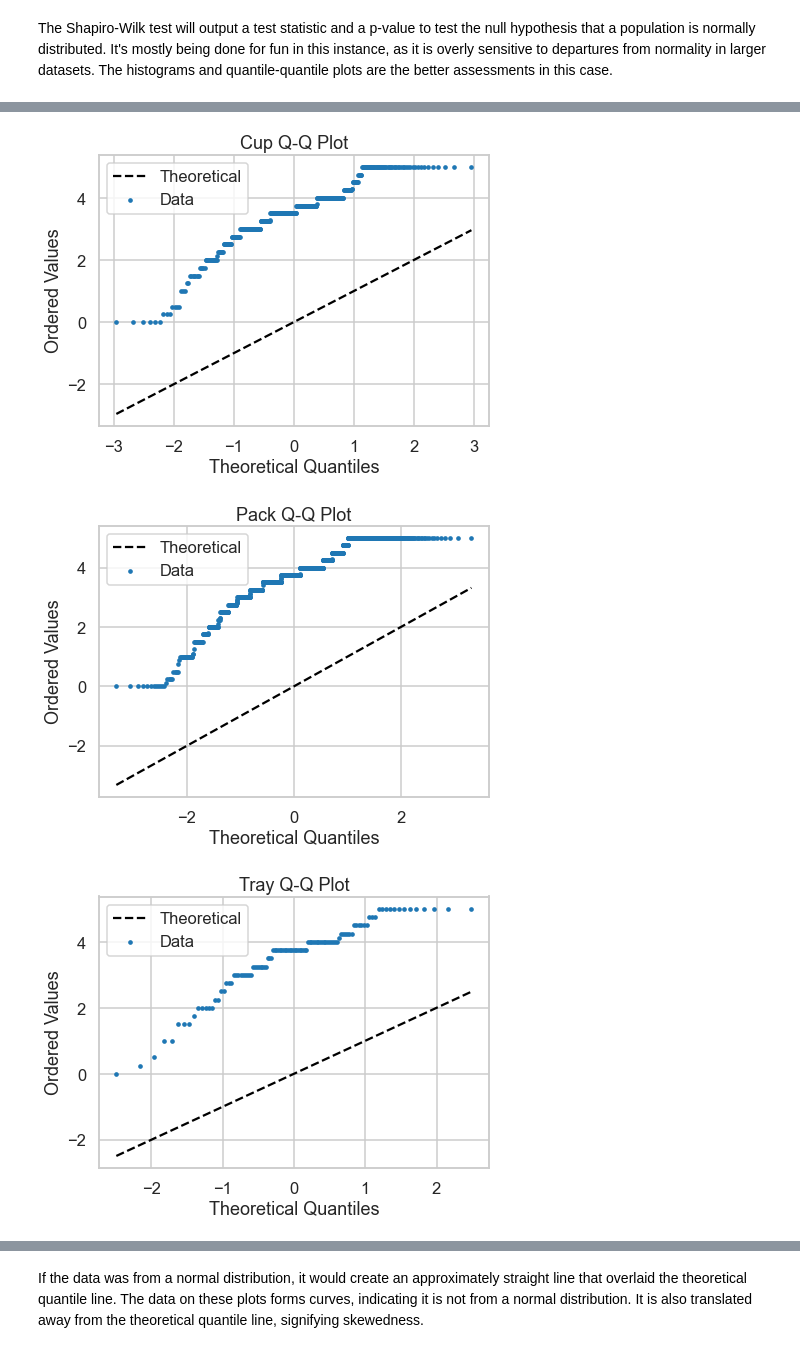
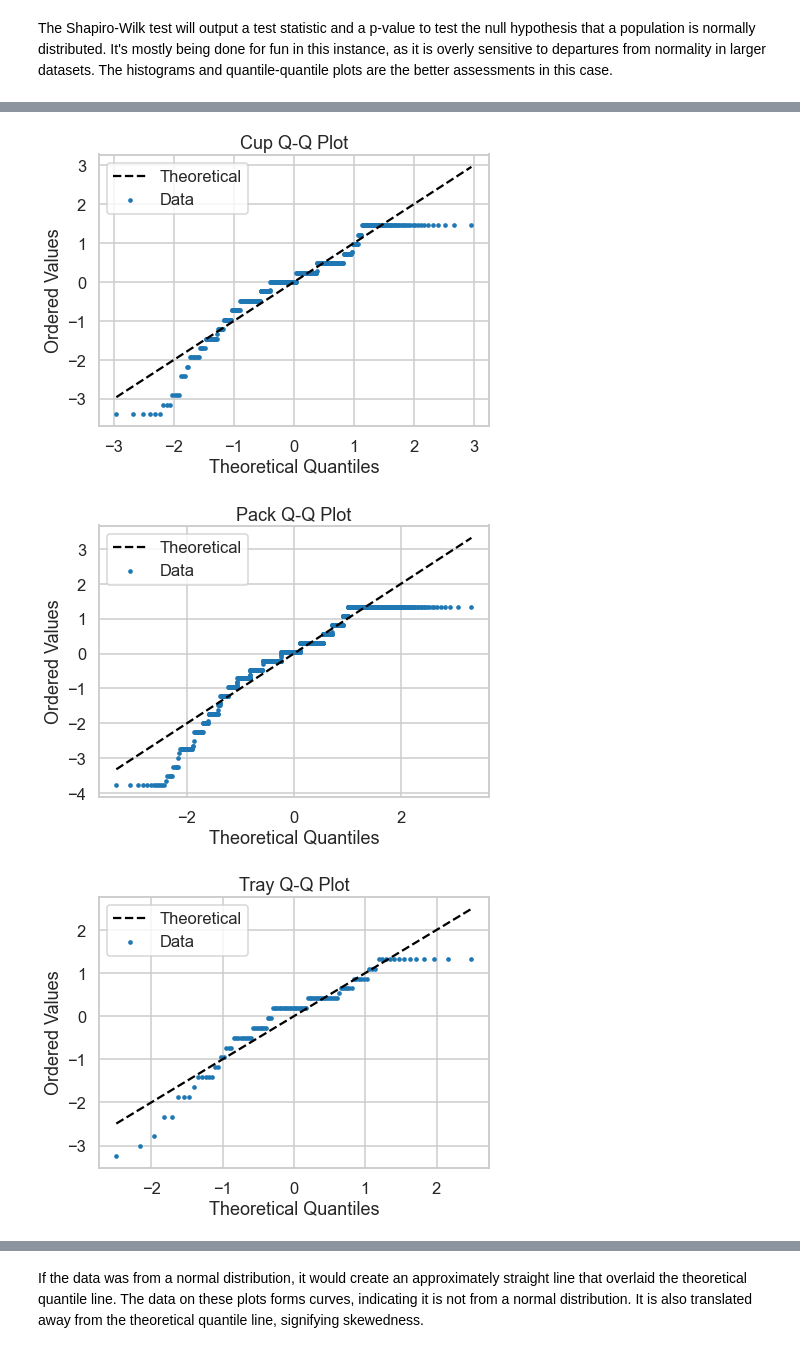
Before and after one commit to jgjarosz/Data-Scientist-Portfolio, a Jupyter notebook: ramen-ratings.ipynb, the cells around one changed output, grey strips where cells are left out. Cells and saved outputs as stored; diff of their text form; code cells hidden in the pictures.

```diff
--- a/ramen-ratings.ipynb
+++ b/ramen-ratings.ipynb
@@ -211,34 +232,35 @@ for style in styles_list:
     # Create theoretical quantiles
     theoretical_quantiles = probplot(select_styles_df[select_styles_df['Style'] == style]['Stars'], dist='norm')
 
     # Select data
     x_data = theoretical_quantiles[0][0]
     y_data = select_styles_df[select_styles_df['Style'] == style]['Stars'].sort_values()
+    y_data_scaled = scale(y_data)
 
     # Create plots
     sns.set_context('talk')
     sns.set_style('whitegrid')
 
     fig = plt.figure(figsize=(7, 5))
-    plt.scatter(x_data, y_data, label='Data', s=10)
+    plt.scatter(x_data, y_data_scaled, label='Data', s=10)
     plt.plot(x_data, x_data, color="k", ls="--", label='Theoretical')
     plt.title(f'{style} Q-Q Plot')
     plt.xlabel('Theoretical Quantiles')
     plt.ylabel('Ordered Values')
     plt.legend()
     plt.show()
 # %% [output]
 Cup p-value: 4.003543576844813e-15
 We REJECT the null hypothesis that the Cup population is distributed normally.
 
 Pack p-value: 3.4777901267947846e-29
 We REJECT the null hypothesis that the Pack population is distributed normally.
 
 Tray p-value: 2.165302703360794e-06
 We REJECT the null hypothesis that the Tray population is distributed normally.
 
 Bowl p-value: 3.9084068876171294e-17
 We REJECT the null hypothesis that the Bowl population is distributed normally.
-[figure, old version]
+[figure, new version]
-[figure, old version]
+[figure, new version]
-[figure, old version]
+[figure, new version]
```
Also changed, not shown: parts of 4 cells of this notebook, 3 other files.
